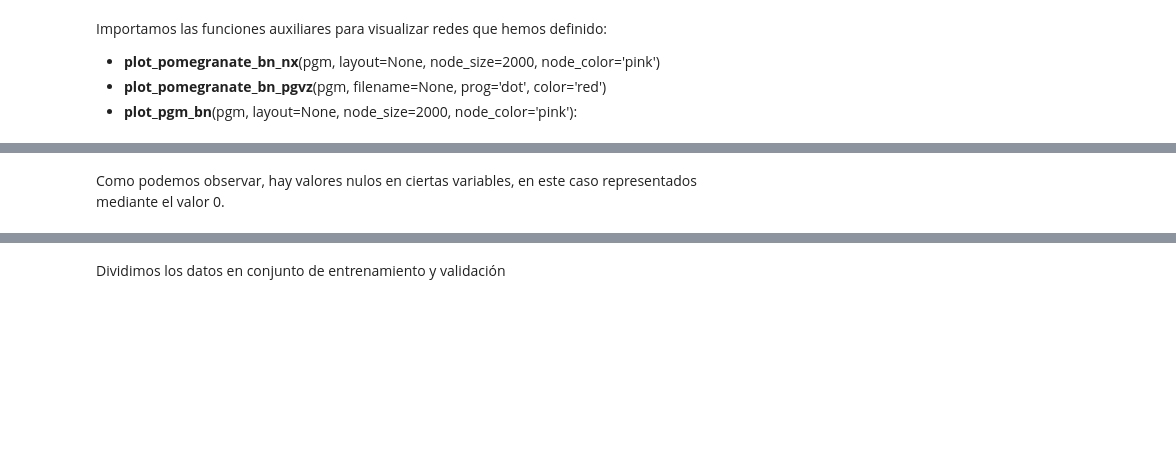
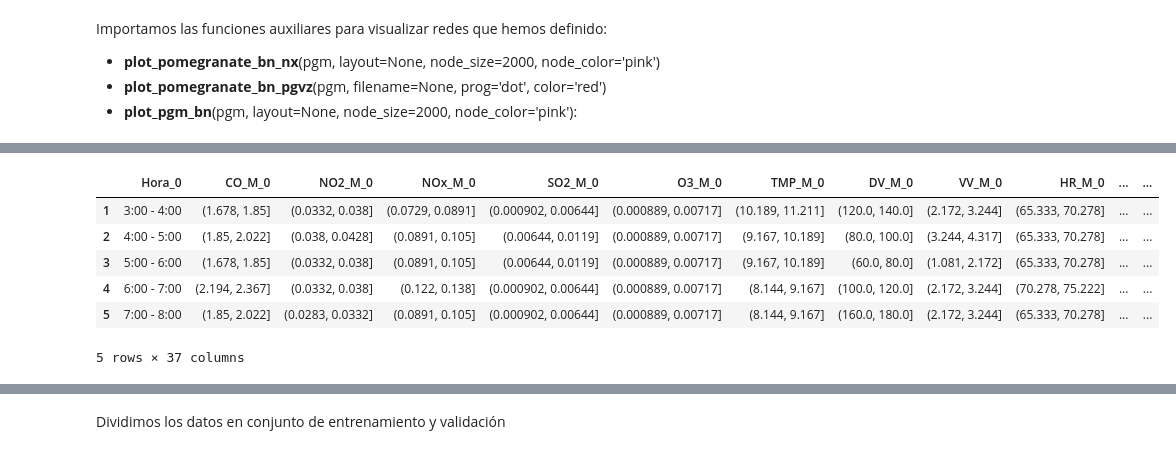
Before and after one commit to RafaRuz/pgm, a Jupyter notebook: pollution_mexico_city_pgmpy.ipynb, the cells around one changed output, grey strips where cells are left out. Saved outputs shown, nothing was run; the diff lists cells and outputs as text; code cells hidden in the pictures; blank space fills up the shorter version.

```diff
--- a/pollution_mexico_city_pgmpy.ipynb
+++ b/pollution_mexico_city_pgmpy.ipynb
@@ -31 +33,12 @@ from funciones_auxiliares import *
+# %%
+# Número de bins o contenedores para discretizar los datos
+num_bins = 18
+
+
+# Estaciones y variables a usar en cada una
+variables = ['CO', 'NO2', 'NOX', 'SO2', 'O3', 'TMP', 'DV', 'VV', 'HR']
+stations = ['Merced', 'Pedregal', 'Tlalnepantla', 'Xalostoc']
+
+# variables = ['CO', 'NO2', 'NOX', 'SO2', 'O3']
+# stations = ['Merced', 'Pedregal']
 # %% [markdown]
@@ -45,3 +46,65 @@ data.head()
-# %% [markdown]
-Como podemos observar, hay valores nulos en ciertas variables, en este caso representados mediante el valor 0.
+# %%
+data = pd.read_csv("data/pollution_mexico_city/sinaica/2019-01/Datos SINAICA - Merced - CO - 2019-01-01 - 2019-02-01.csv")
+# print(data.columns)
+# print(data['Parámetro'][0])
+data = data.drop(columns=['Parámetro', 'Valor', 'Unidad'])
+
+y_continue = None
+
+# print('Initial data\n')
+# print(data)
+
+for st in stations:
+    for var in variables:
+        df = pd.read_csv("data/pollution_mexico_city/sinaica/2019-01/Datos SINAICA - {} - {} - 2019-01-01 - 2019-02-01.csv".format(st, var))
+        param = '{}_{}_0'.format(df['Parámetro'][0], st[0])
+        df.rename(columns={"Valor": param}, inplace=True)
+
+        if param == 'O3_P_0':
+            y_continue = df.copy()
+            y_continue.rename(columns={param: 'O3_P_t_cont'}, inplace=True)
+            y_continue = y_continue.drop(columns=['Parámetro', 'Unidad'])
+
+#             y_continue_t1 = y_continue_t.shift()
+
+            data = data.merge(y_continue, how='outer', on=['Fecha', 'Hora'])
+
+
+        df[param] = pd.cut(df[param], bins=num_bins)
+        df = df.drop(columns=['Parámetro', 'Unidad'])
+        data = data.merge(df, how='outer', on=['Fecha', 'Hora'])
+
+#         df.rename(columns={param: param+'+1'}, inplace=True)
+#         data = data.merge(df, how='outer', on=['Fecha','Hora'])
+#         data[param+'+1'] = data[param+'+1'].shift(1)
+
+#         black_list.append((param+'+1', param))
+
+
+# y_continue_t = data['O3_P_t_cont']
+# y_continue_t1 = y_continue_t.shift()
+
+data.rename(columns={'Hora': 'Hora_0'}, inplace=True)
+
+complete_data = data.dropna().drop(columns=['Fecha'])
+
+y_complete_continue_t = complete_data['O3_P_t_cont']
+y_complete_continue_t1 = y_complete_continue_t.shift()
+
+data = data.drop(columns=['O3_P_t_cont'])
+complete_data = complete_data.drop(columns=['O3_P_t_cont'])
+
+# binned_data = complete_data
+
+# binned_data['CO_M'] = pd.cut(binned_data, bins=20)
+
+complete_data.head()
+# %% [output]
+|  | Hora_0 | CO_M_0 | NO2_M_0 | NOx_M_0 | SO2_M_0 | O3_M_0 | TMP_M_0 | DV_M_0 | VV_M_0 | HR_M_0 | ... | ... |
+| 1 | 3:00 - 4:00 | (1.678, 1.85] | (0.0332, 0.038] | (0.0729, 0.0891] | (0.000902, 0.00644] | (0.000889, 0.00717] | (10.189, 11.211] | (120.0, 140.0] | (2.172, 3.244] | (65.333, 70.278] | ... | ... |
+| 2 | 4:00 - 5:00 | (1.85, 2.022] | (0.038, 0.0428] | (0.0891, 0.105] | (0.00644, 0.0119] | (0.000889, 0.00717] | (9.167, 10.189] | (80.0, 100.0] | (3.244, 4.317] | (65.333, 70.278] | ... | ... |
+| 3 | 5:00 - 6:00 | (1.678, 1.85] | (0.0332, 0.038] | (0.0891, 0.105] | (0.00644, 0.0119] | (0.000889, 0.00717] | (9.167, 10.189] | (60.0, 80.0] | (1.081, 2.172] | (65.333, 70.278] | ... | ... |
+| 4 | 6:00 - 7:00 | (2.194, 2.367] | (0.0332, 0.038] | (0.122, 0.138] | (0.000902, 0.00644] | (0.000889, 0.00717] | (8.144, 9.167] | (100.0, 120.0] | (2.172, 3.244] | (70.278, 75.222] | ... | ... |
+| 5 | 7:00 - 8:00 | (1.85, 2.022] | (0.0283, 0.0332] | (0.0891, 0.105] | (0.000902, 0.00644] | (0.000889, 0.00717] | (8.144, 9.167] | (160.0, 180.0] | (2.172, 3.244] | (65.333, 70.278] | ... | ... |
+5 rows × 37 columns
 # %%
```
Also changed, not shown: parts of 149 cells of this notebook, 8 other files.
